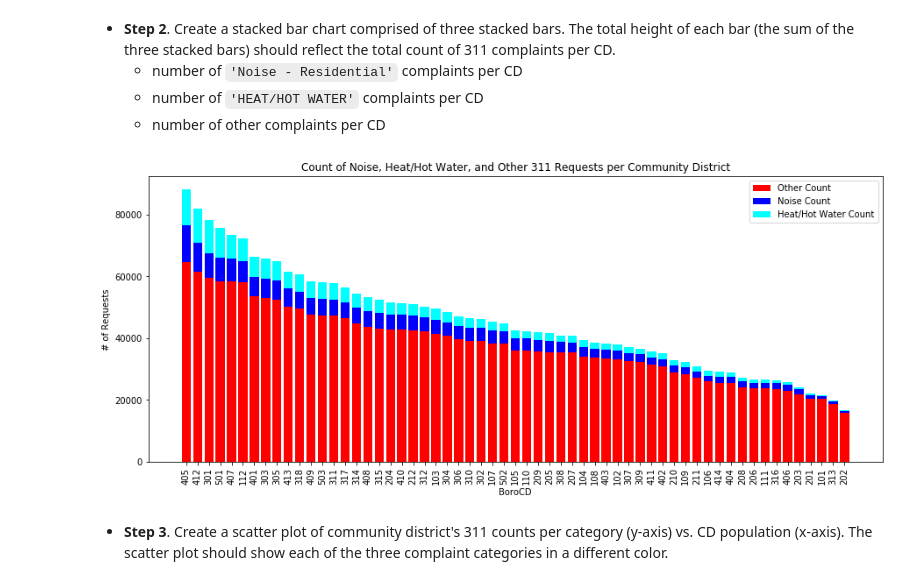
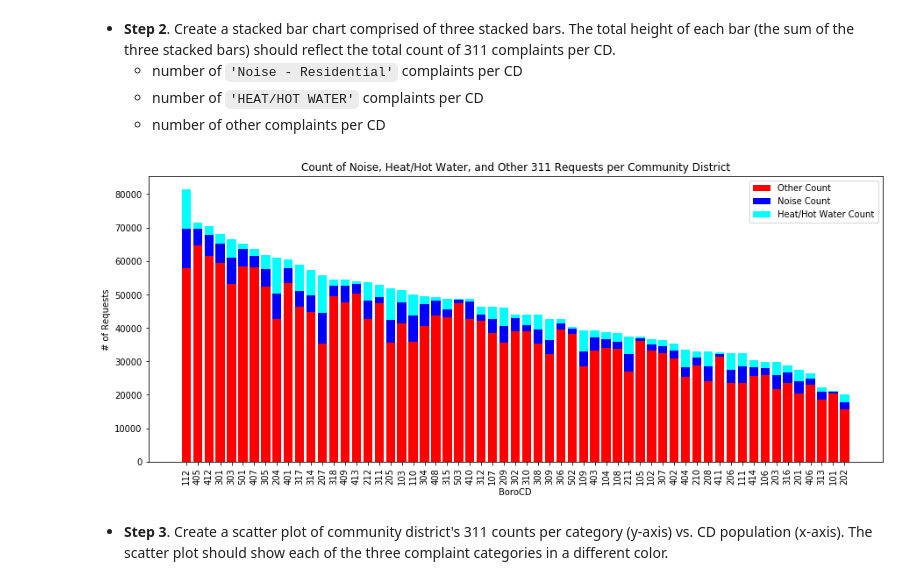
Before and after one commit to bbwolcott/nyu-python-public-policy, a Jupyter notebook: HW4.ipynb, the cells around one changed output. Cells and saved outputs as stored; diff of their text form; code cells hidden in the pictures.

```diff
--- a/HW4.ipynb
+++ b/HW4.ipynb
@@ -121,3 +121,10 @@ cb_else_counts.head
 57             316          23546
 58             317          46391
 59             318          49428>
+# %%
+cb_total_counts = df.groupby('community_board').size().reset_index(name='total_counts')
+cb_total_counts['community_board'] = cb_total_counts.apply(recode_borocd_counts, axis=1)
+cb_total_counts=cb_total_counts.drop(cb_total_counts.index[0])
+cb_total_counts=cb_total_counts[cb_total_counts['total_counts']>1200]
+cb_total_counts=cb_total_counts[cb_total_counts.community_board!= "Invalid borocd"]
+cb_total_counts.head
@@ -124,3 +149,7 @@ cb_else_counts.head
+# %%
+cb_noise_counts = pd.merge(left=cb_noise_counts, right=cb_total_counts, left_on ='community_board', right_on='community_board')
+cb_water_counts = pd.merge(left=cb_water_counts, right=cb_total_counts, left_on ='community_board', right_on='community_board')
+cb_else_counts = pd.merge(left=cb_else_counts, right=cb_total_counts, left_on ='community_board', right_on='community_board')
 # %% [markdown]
 - **Step 2**. Create a stacked bar chart comprised of three stacked bars. The total height of each bar (the sum of the three stacked bars) should reflect the total count of 311 complaints per CD.
   - number of `'Noise - Residential'` complaints per CD
@@ -128,13 +157,13 @@ cb_else_counts.head
   - number of other complaints per CD
 # %%
 # list of bar positions on x axis
-position_on_x = np.arange(len(cb_noise_counts))
+position_on_x = np.arange(len(cb_total_counts))
 # original set of counts data
 # note: it's important to use np.array(series) to convert the pandas series into an array.
 # if you don't do this, the stacking won't work corectly
-else_counts = np.array(cb_else_counts.sort_values(by='count_of_else', ascending=False).count_of_else)
-noise_counts = np.array(cb_noise_counts.sort_values(by='count_of_noise', ascending=False).count_of_noise)
-water_counts = np.array(cb_water_counts.sort_values(by='count_of_water', ascending=False).count_of_water)
+else_counts = np.array(cb_else_counts.sort_values(by='total_counts', ascending=False).count_of_else)
+noise_counts = np.array(cb_noise_counts.sort_values(by='total_counts', ascending=False).count_of_noise)
+water_counts = np.array(cb_water_counts.sort_values(by='total_counts', ascending=False).count_of_water)
 
 plt.figure(figsize=(15,6))
 
@@ -145,35 +174,35 @@ plot1=plt.bar(
     color='red',
     label='Other Count'
 )
 
 plot2=plt.bar(
     position_on_x,
     noise_counts,
     bottom=else_counts,
     align ='center',
     color='blue',
     label='Noise Count'
 )
 
 plot3=plt.bar(
     position_on_x,
     water_counts,
     bottom= noise_counts + else_counts,
     align ='center',
     color='cyan',
     label='Heat/Hot Water Count'
 )
 
-plt.xticks(position_on_x, cb_else_counts.sort_values(by='count_of_else', ascending=False).community_board, rotation=90)
+plt.xticks(position_on_x, cb_total_counts.sort_values(by='total_counts', ascending=False).community_board, rotation=90)
 
 plt.title('Count of Noise, Heat/Hot Water, and Other 311 Requests per Community District')
 plt.xlabel('BoroCD')
 plt.ylabel('# of Requests')
 plt.legend() # defaults to putting legend in top right
 
 plt.show()
 # %% [output]
-[figure, old version]
+[figure, new version]
 # %% [markdown]
 - **Step 3**. Create a scatter plot of community district's 311 counts per category (y-axis) vs. CD population (x-axis). The scatter plot should show each of the three complaint categories in a different color.
 # %%
```
Also changed, not shown: parts of 1 cell of this notebook.
